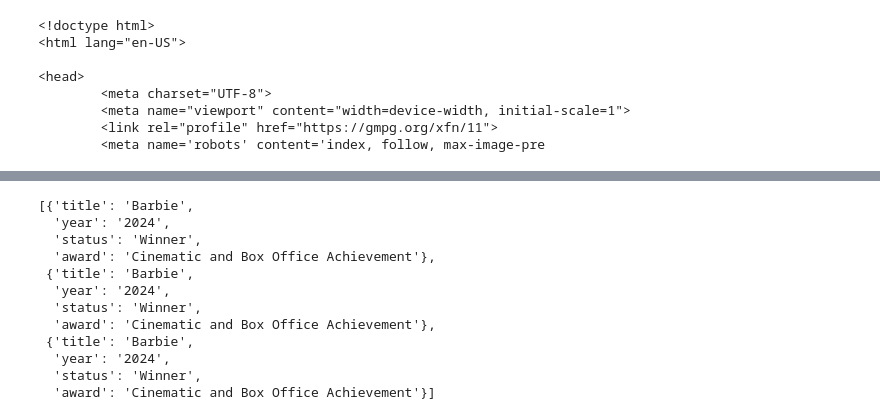
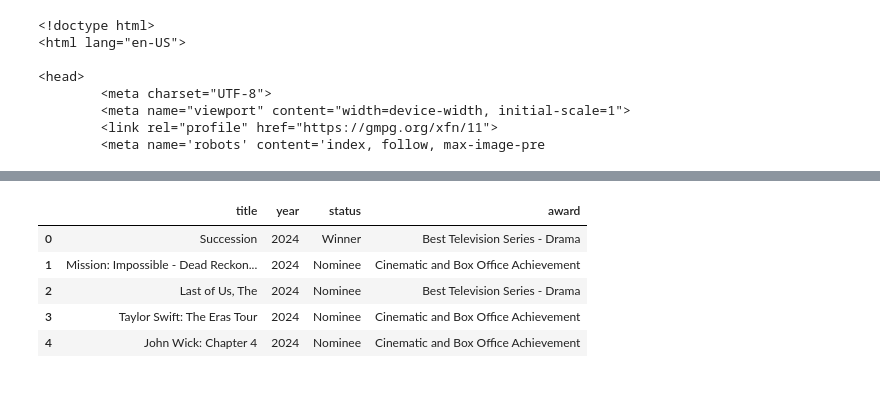
Before and after one commit to IrynaVitkovych/Project-3, a Jupyter notebook: Web Scraping Golden Globe Award.ipynb, the cells around one changed output, grey strips where cells are left out. Cells and saved outputs as stored; diff of their text form; code cells hidden in the pictures; blank space fills up the shorter version.

```diff
--- a/Web Scraping Golden Globe Award.ipynb
+++ b/Web Scraping Golden Globe Award.ipynb
@@ -132,21 +87,14 @@ goldenglobes_data.append(movie_dict)
-# %%
-goldenglobes_data
-# %% [output]
-[{'title': 'Barbie',
-  'year': '2024',
-  'status': 'Winner',
-  'award': 'Cinematic and Box Office Achievement'},
- {'title': 'Barbie',
-  'year': '2024',
-  'status': 'Winner',
-  'award': 'Cinematic and Box Office Achievement'},
- {'title': 'Barbie',
-  'year': '2024',
-  'status': 'Winner',
-  'award': 'Cinematic and Box Office Achievement'}]
 # %%
 browser.quit()
 # %%
 # Write the data to a CSV (I. Vitkovych)
 goldenglobes_df = pd.DataFrame(goldenglobes_data)
-goldenglobes_df.to_csv('Resources/goldenglobes.csv', index=False)
+goldenglobes_df.to_csv('Resources/Old_Golden_Globes.csv', index=False)
+goldenglobes_df.head()
+# %% [output]
+|  | title | year | status | award |
+| 0 | Succession | 2024 | Winner | Best Television Series - Drama |
+| 1 | Mission: Impossible - Dead Reckon... | 2024 | Nominee | Cinematic and Box Office Achievement |
+| 2 | Last of Us, The | 2024 | Nominee | Best Television Series - Drama |
+| 3 | Taylor Swift: The Eras Tour | 2024 | Nominee | Cinematic and Box Office Achievement |
+| 4 | John Wick: Chapter 4 | 2024 | Nominee | Cinematic and Box Office Achievement |
```
Also changed, not shown: parts of 6 cells of this notebook, 13 other files.
